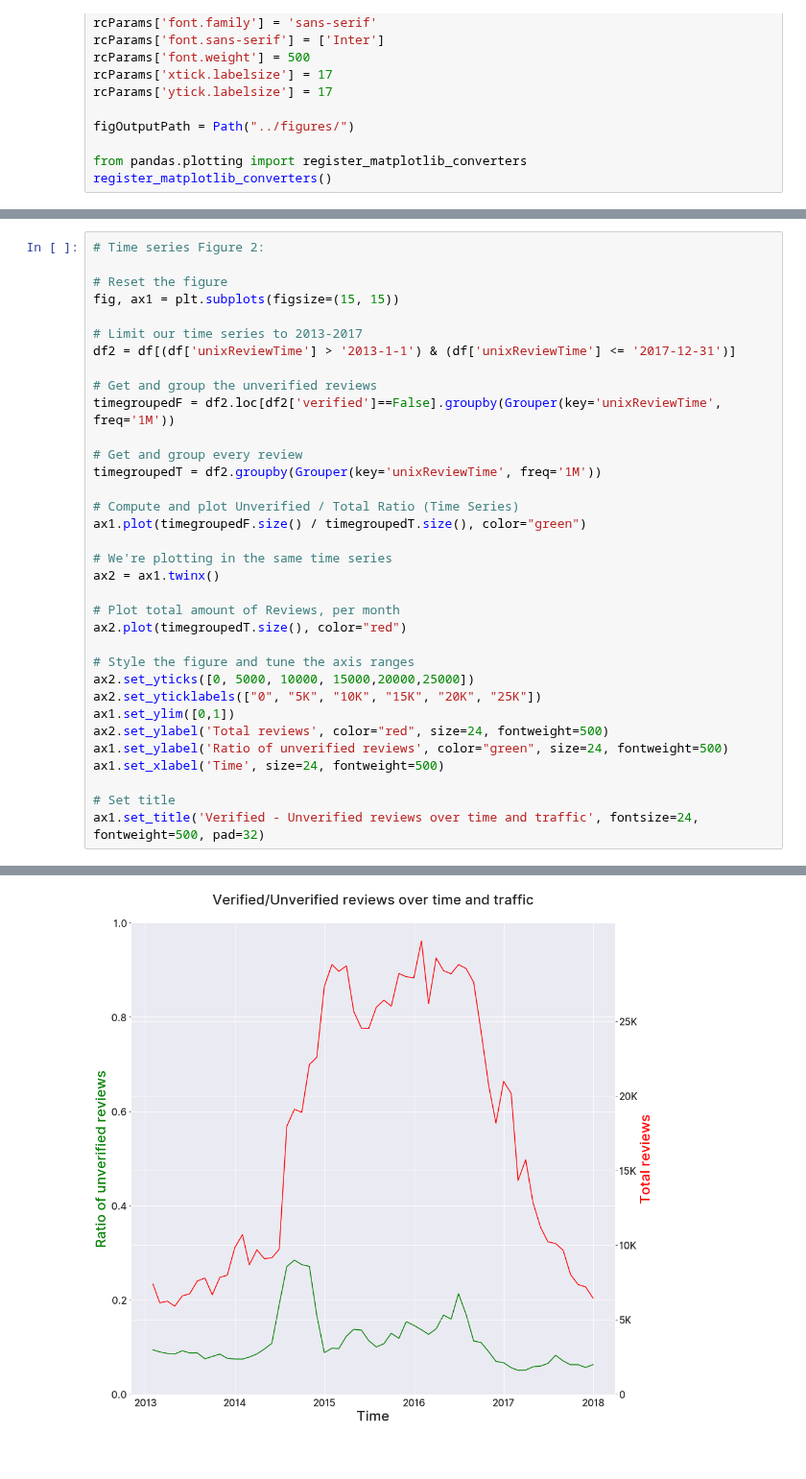
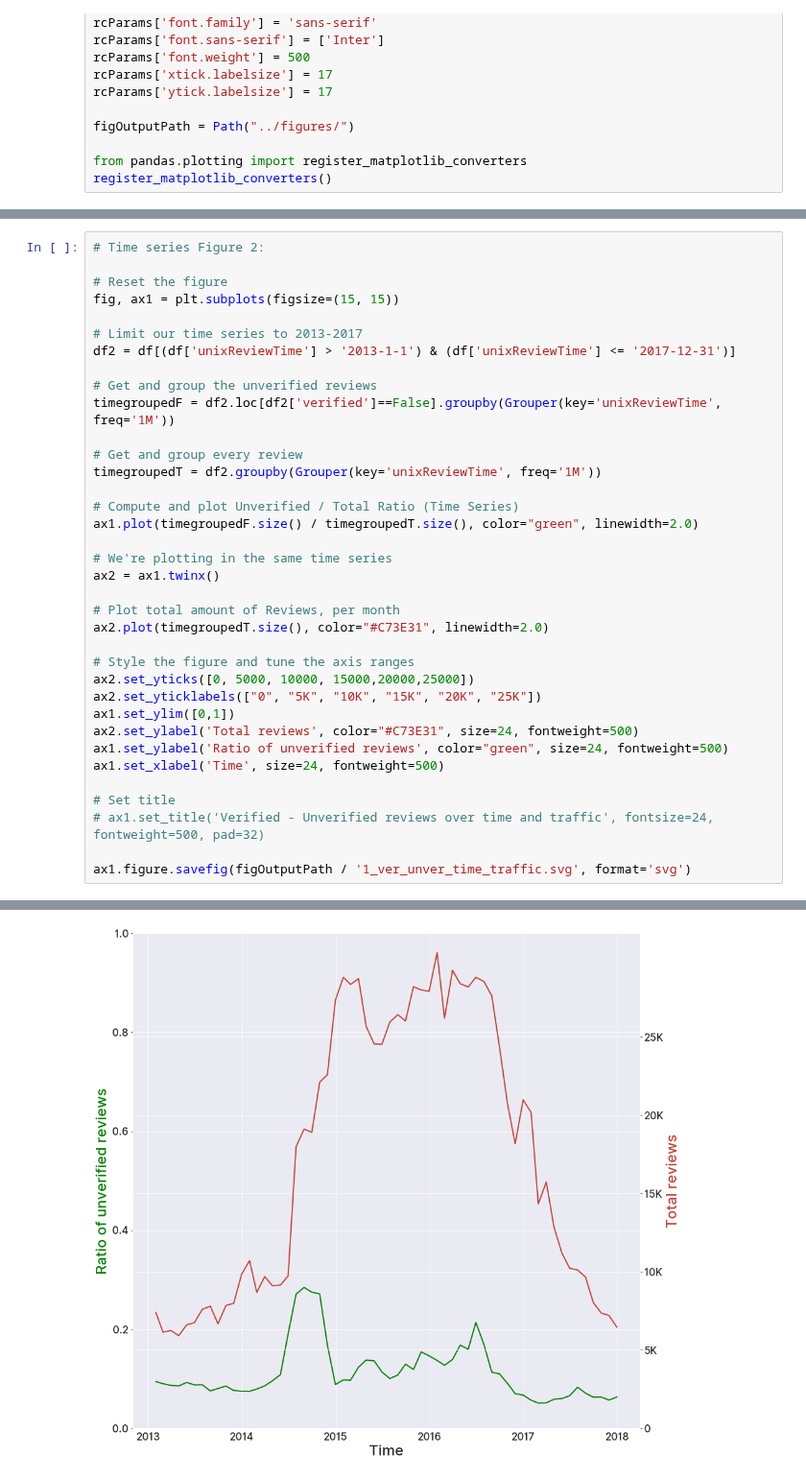
Before and after one commit to avivace/reviews-sentiment, a Jupyter notebook: scripts/exploration2.ipynb, the cells around one changed output, grey strips where cells are left out. Shown at 96% size. Drawn from its saved outputs; the diff is of its cells as text.

Commit message:
Plot thickness, styling

```diff
--- a/scripts/exploration2.ipynb
+++ b/scripts/exploration2.ipynb
@@ -119,22 +119,24 @@ timegroupedF = df2.loc[df2['verified']==False].groupby(Grouper(key='unixReviewTi
 timegroupedT = df2.groupby(Grouper(key='unixReviewTime', freq='1M'))
 
 # Compute and plot Unverified / Total Ratio (Time Series)
-ax1.plot(timegroupedF.size() / timegroupedT.size(), color="green")
+ax1.plot(timegroupedF.size() / timegroupedT.size(), color="green", linewidth=2.0)
 
 # We're plotting in the same time series
 ax2 = ax1.twinx()
 
 # Plot total amount of Reviews, per month
-ax2.plot(timegroupedT.size(), color="red")
+ax2.plot(timegroupedT.size(), color="#C73E31", linewidth=2.0)
 
 # Style the figure and tune the axis ranges
 ax2.set_yticks([0, 5000, 10000, 15000,20000,25000])
 ax2.set_yticklabels(["0", "5K", "10K", "15K", "20K", "25K"])
 ax1.set_ylim([0,1])
-ax2.set_ylabel('Total reviews', color="red", size=24, fontweight=500)
+ax2.set_ylabel('Total reviews', color="#C73E31", size=24, fontweight=500)
 ax1.set_ylabel('Ratio of unverified reviews', color="green", size=24, fontweight=500)
 ax1.set_xlabel('Time', size=24, fontweight=500)
 
 # Set title
-ax1.set_title('Verified - Unverified reviews over time and traffic', fontsize=24, fontweight=500, pad=32)
+# ax1.set_title('Verified - Unverified reviews over time and traffic', fontsize=24, fontweight=500, pad=32)
+
+ax1.figure.savefig(figOutputPath / '1_ver_unver_time_traffic.svg', format='svg')
 # %% [output]
@@ -142,4 +143,4 @@ Text(0.5, 1.0, 'Verified/Unverified reviews over time and traffic')
-[figure, old version]
+[figure, new version]
 # %%
 # Time series Figure 3:
 
```
Also changed, not shown: parts of 4 cells of this notebook.
